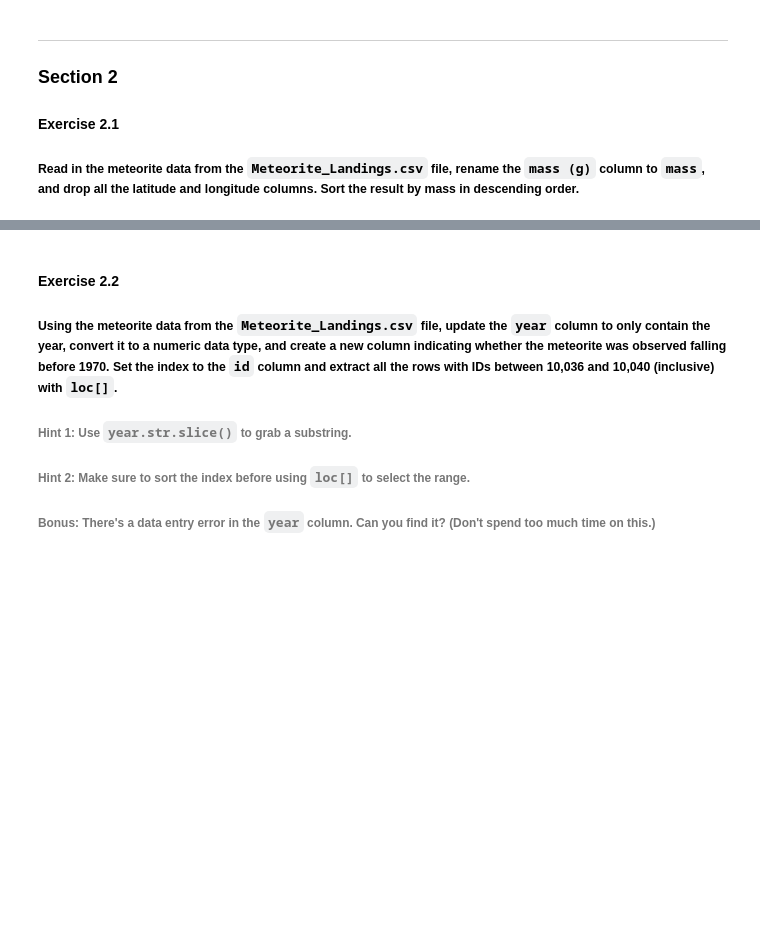
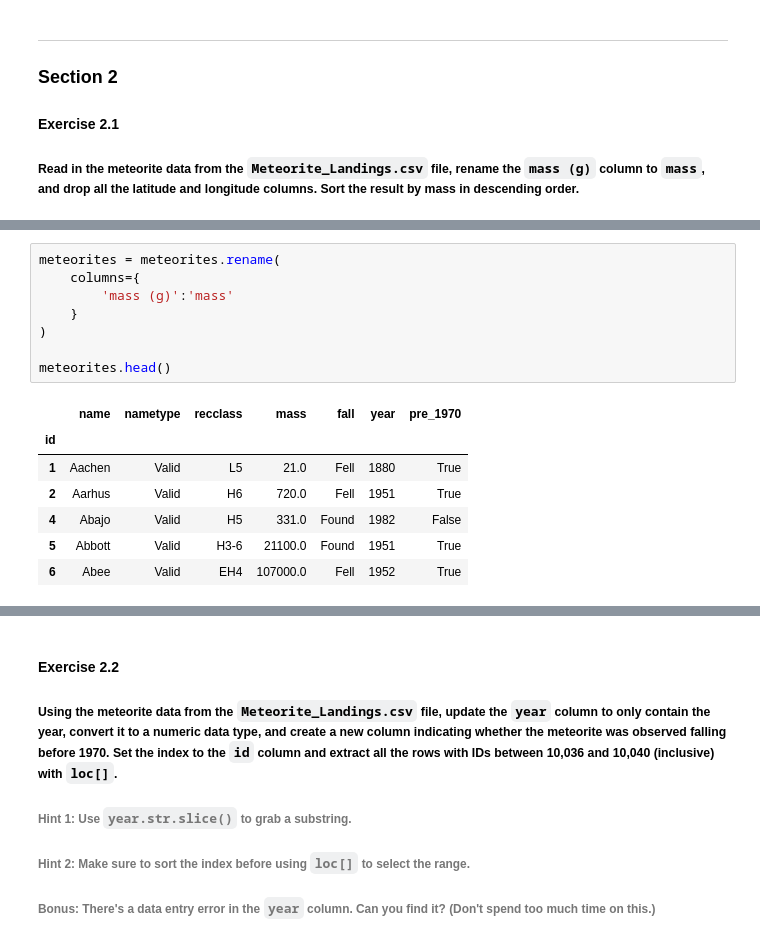
Before and after one commit to mycycler22/pandas-workshop, a Jupyter notebook: notebooks/workbook.ipynb, the cells around one changed output, grey strips where cells are left out. Drawn from its saved outputs; the diff is of its cells as text; blank space fills up the shorter version.

```diff
--- a/notebooks/workbook.ipynb
+++ b/notebooks/workbook.ipynb
@@ -127,0 +73,16 @@ trip_frame.head(10)
+# %%
+meteorites = meteorites.rename(
+    columns={
+        'mass (g)':'mass'
+    }
+)
+
+meteorites.head()
+# %% [output]
+|  | name | nametype | recclass | mass | fall | year | pre_1970 |
+| id |  |  |  |  |  |  |  |
+| 1 | Aachen | Valid | L5 | 21.0 | Fell | 1880 | True |
+| 2 | Aarhus | Valid | H6 | 720.0 | Fell | 1951 | True |
+| 4 | Abajo | Valid | H5 | 331.0 | Found | 1982 | False |
+| 5 | Abbott | Valid | H3-6 | 21100.0 | Found | 1951 | True |
+| 6 | Abee | Valid | EH4 | 107000.0 | Fell | 1952 | True |
```
Also changed, not shown: parts of 36 cells of this notebook.
